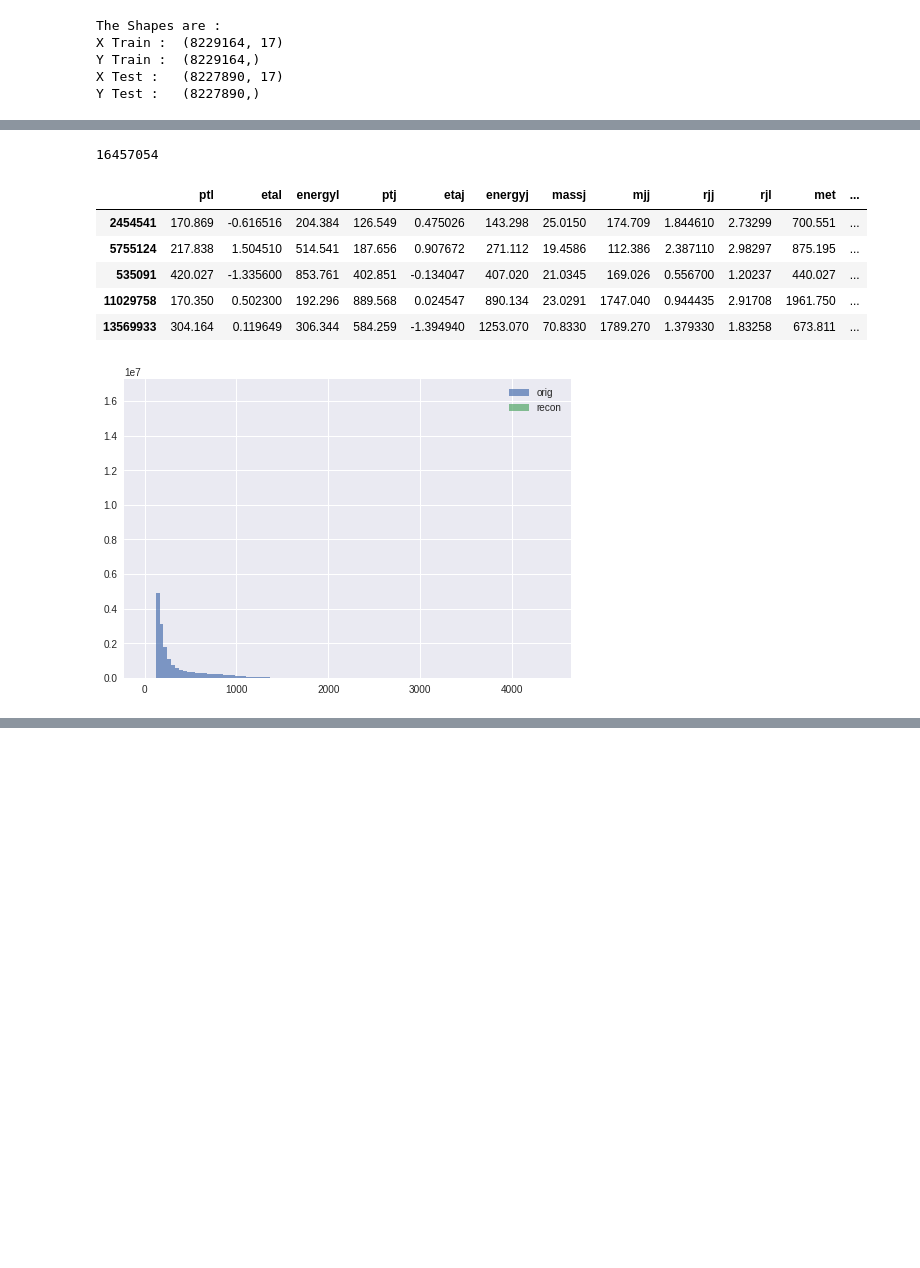
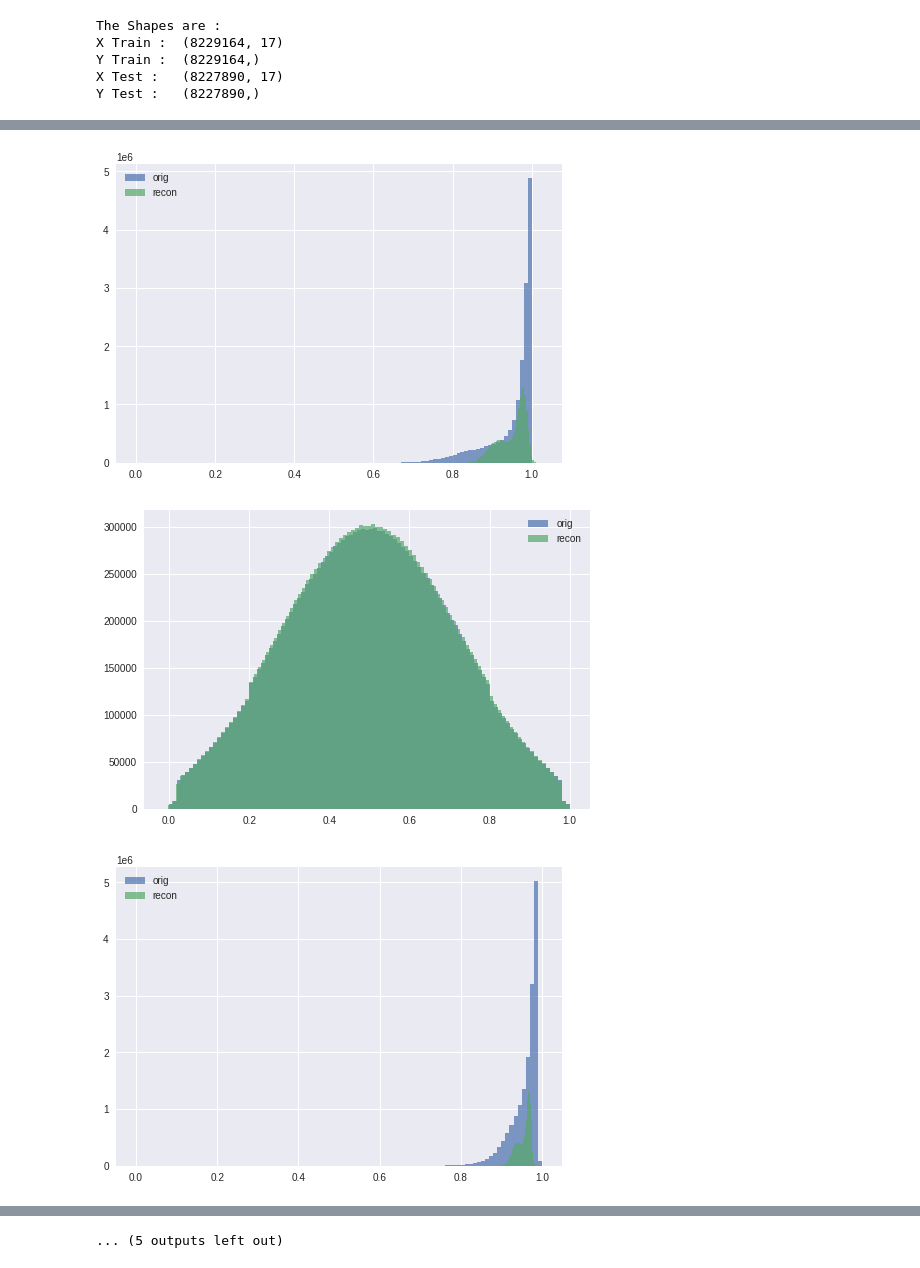
Before and after one commit to Blizzard57/neutrino-decay, a Jupyter notebook: codes/ml/autoencoder.ipynb, the cells around one changed output, grey strips where cells are left out. Saved outputs shown, nothing was run; the diff lists cells and outputs as text; code cells hidden in the pictures; blank space fills up the shorter version.

```diff
--- a/codes/ml/autoencoder.ipynb
+++ b/codes/ml/autoencoder.ipynb
@@ -215,13 +240,6 @@ model = Sequential()
 input_shape = x_train.shape
 
 model.add(Dense(13,activation = 'relu',input_dim = input_shape[1]))
-#model.add(BatchNormalization())
-model.add(Dense(8,activation = 'relu',input_dim = 13))
-#model.add(BatchNormalization())
-model.add(Dense(5,activation = 'relu',input_dim = 8))
-#model.add(BatchNormalization())
-model.add(Dense(8,activation = 'relu',input_dim = 5))
-#model.add(BatchNormalization())
-model.add(Dense(13,activation = 'relu',input_dim = 8))
-#model.add(BatchNormalization())
-model.add(Dense(input_shape[1],activation = 'relu',input_dim = 13))
+model.add(Dense(11,activation = 'relu',input_dim = 13))
+model.add(Dense(13,activation = 'relu',input_dim = 11))
+model.add(Dense(input_shape[1],activation = 'linear',input_dim = 13))
@@ -233,8 +260,8 @@ visualkeras.graph_view(model,node_size=25,layer_spacing=100,ellipsize_after=20)
 model.compile(optimizer='adam', loss=tf.keras.losses.MeanSquaredError(),metrics=['accuracy'])
 # %%
 try:
-    model.fit(x_train,y_train,
-              epochs=100,batch_size=131072,
+    model.fit(x_train,x_train,
+              epochs=100,batch_size=4096,
               callbacks=[backup_callback,tensorboard_callback]
               )
 
@@ -261,3 +288,4 @@ Epoch 100/100
 # %%
+pred_set = dtset.copy()
 reconstructed = model.predict(pred_set.T[:-2].T,batch_size = 4096,verbose=True)
 # %% [output]
@@ -265,20 +293,12 @@ reconstructed = model.predict(pred_set.T[:-2].T,batch_size = 4096,verbose=True)
-# %%
-len(reconstructed.T[0])
-# %% [output]
-16457054
-# %%
-dtset.head()
-# %% [output]
-|  | ptl | etal | energyl | ptj | etaj | energyj | massj | mjj | rjj | rjl | met | ... |
-| 2454541 | 170.869 | -0.616516 | 204.384 | 126.549 | 0.475026 | 143.298 | 25.0150 | 174.709 | 1.844610 | 2.73299 | 700.551 | ... |
-| 5755124 | 217.838 | 1.504510 | 514.541 | 187.656 | 0.907672 | 271.112 | 19.4586 | 112.386 | 2.387110 | 2.98297 | 875.195 | ... |
-| 535091 | 420.027 | -1.335600 | 853.761 | 402.851 | -0.134047 | 407.020 | 21.0345 | 169.026 | 0.556700 | 1.20237 | 440.027 | ... |
-| 11029758 | 170.350 | 0.502300 | 192.296 | 889.568 | 0.024547 | 890.134 | 23.0291 | 1747.040 | 0.944435 | 2.91708 | 1961.750 | ... |
-| 13569933 | 304.164 | 0.119649 | 306.344 | 584.259 | -1.394940 | 1253.070 | 70.8330 | 1789.270 | 1.379330 | 1.83258 | 673.811 | ... |
+# %%
+key_dict = dtset.keys()
 # %%
-plt.hist(dtset['ptl'],bins=100,alpha=0.7)
-plt.hist(reconstructed.T[0],bins=100,alpha=0.7)
-plt.legend(['orig','recon'])
-plt.show()
+for i in range(17):
+    plt.hist(dtset[key_dict[i]],bins=100,alpha=0.7)
+    plt.hist(reconstructed.T[i],bins=100,alpha=0.7)
+    plt.legend(['orig','recon'])
+    plt.show()
 # %% [output]
-[figure, old version]
+[figure, new version]
+[figure, added]
+[figure, added]
@@ -285,3 +314,4 @@ plt.show()
+... (5 outputs left out)
 # %%
 for i in range(17):
     print(i,max(reconstructed.T[i]))
```
Also changed, not shown: parts of 13 cells of this notebook, 18 other files.
